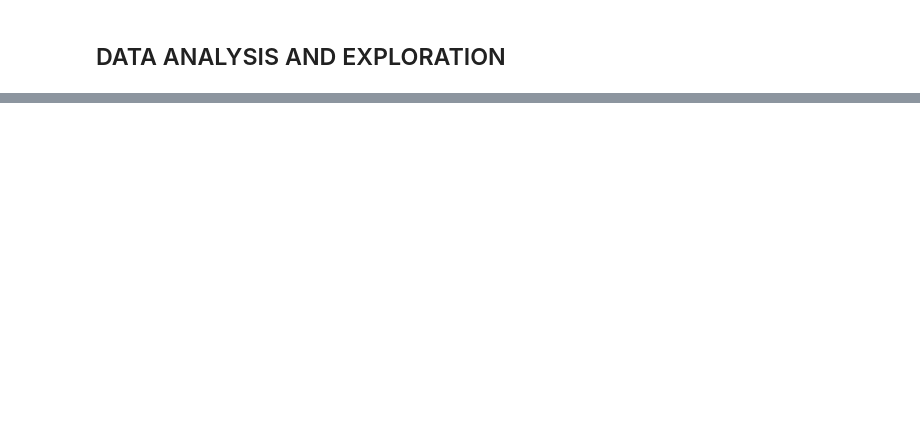
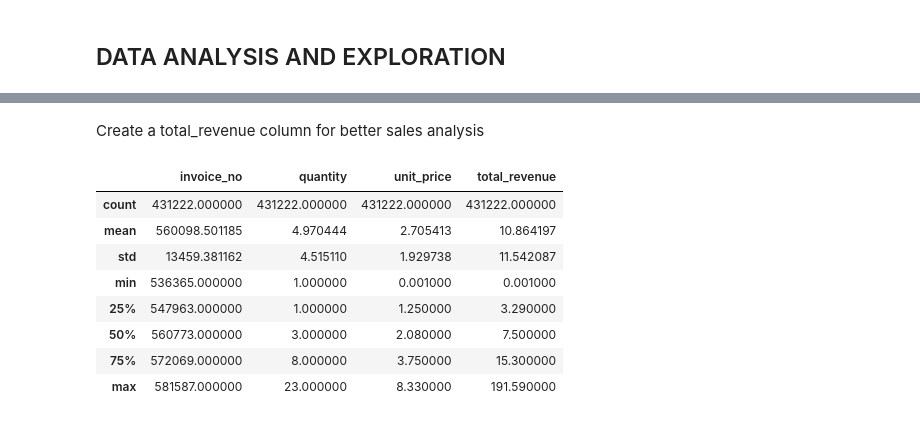
Before and after one commit to Raeesa12/FUTURE_DS_01, a Jupyter notebook: business_sales_analytics.ipynb, the cells around one changed output, grey strips where cells are left out. Drawn from its saved outputs; the diff is of its cells as text; code cells hidden in the pictures; blank space fills up the shorter version.

```diff
--- a/business_sales_analytics.ipynb
+++ b/business_sales_analytics.ipynb
@@ -281,0 +309,15 @@ data.to_csv('data_cleaned.csv', index=False)
+# %% [markdown]
+Create a total_revenue column for better sales analysis
+# %%
+data['total_revenue'] = data['quantity'] * data['unit_price']
+data.describe()
+# %% [output]
+|  | invoice_no | quantity | unit_price | total_revenue |
+| count | 431222.000000 | 431222.000000 | 431222.000000 | 431222.000000 |
+| mean | 560098.501185 | 4.970444 | 2.705413 | 10.864197 |
+| std | 13459.381162 | 4.515110 | 1.929738 | 11.542087 |
+| min | 536365.000000 | 1.000000 | 0.001000 | 0.001000 |
+| 25% | 547963.000000 | 1.000000 | 1.250000 | 3.290000 |
+| 50% | 560773.000000 | 3.000000 | 2.080000 | 7.500000 |
+| 75% | 572069.000000 | 8.000000 | 3.750000 | 15.300000 |
+| max | 581587.000000 | 23.000000 | 8.330000 | 191.590000 |
```
Also changed, not shown: parts of 24 cells of this notebook, 1 other file.
